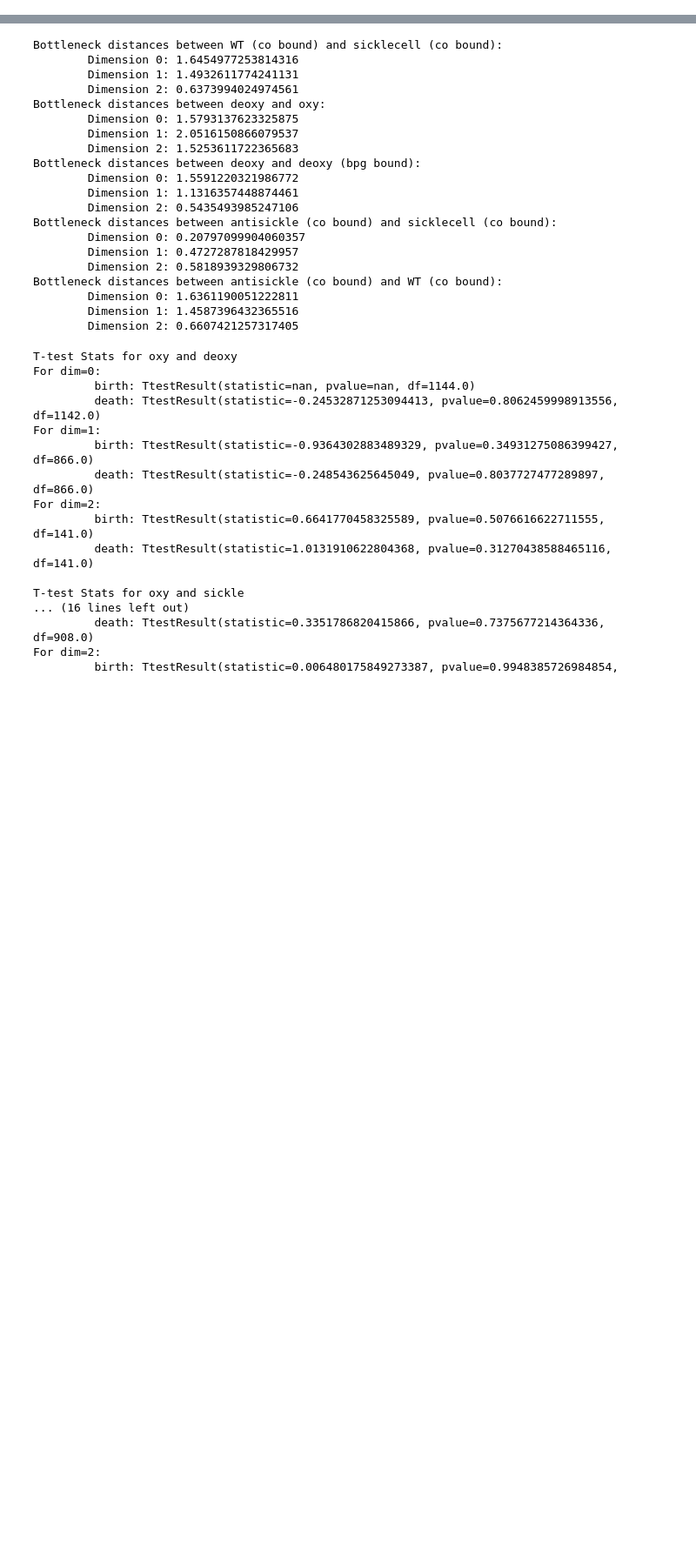
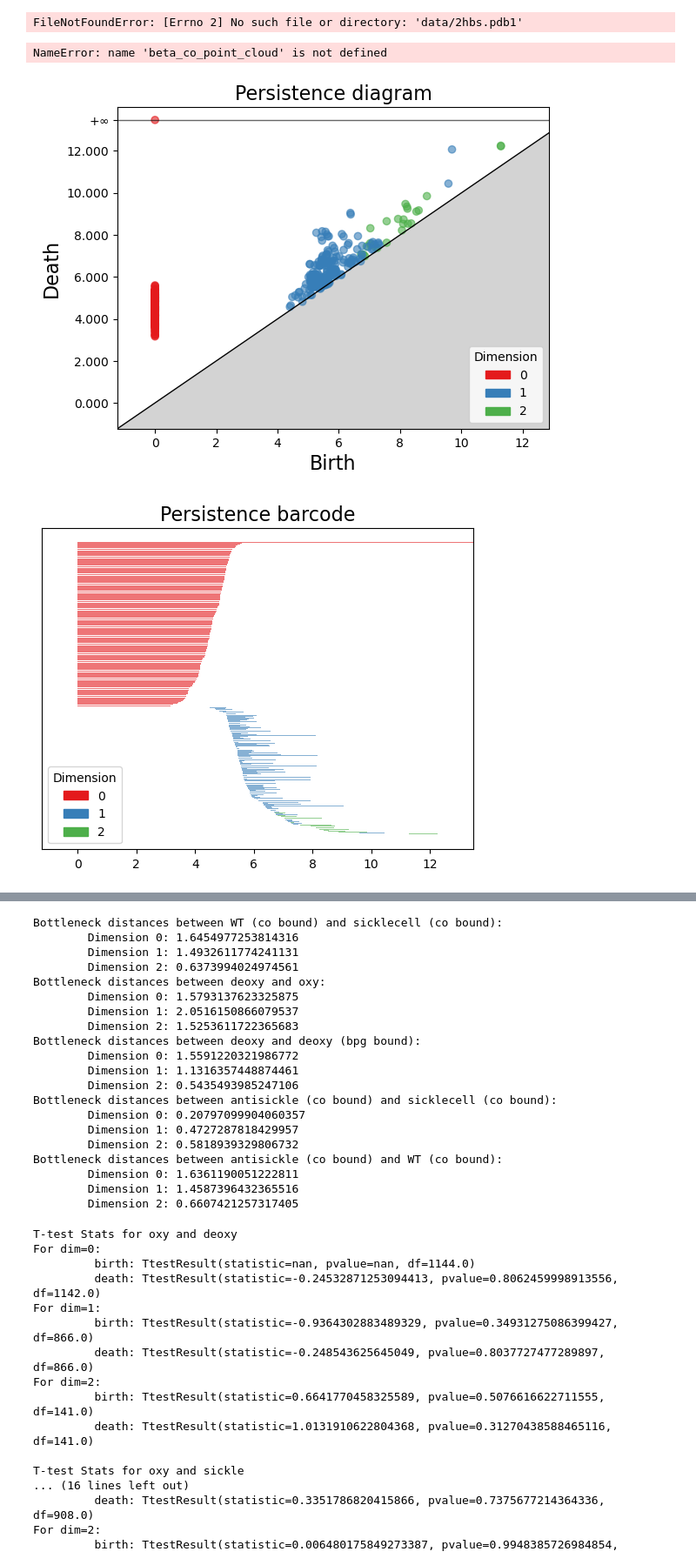
Before and after one commit to aliciabierly/cs410_finalproject, a Jupyter notebook: more_testingalicia.ipynb, the cells around one changed output, grey strips where cells are left out. Shown: that part at 87% size. Drawn from its saved outputs; the diff is of its cells as text; code cells hidden in the pictures; blank space fills up the shorter version.

```diff
--- a/more_testingalicia.ipynb
+++ b/more_testingalicia.ipynb
@@ -102,7 +102,7 @@ oxy_residue_point_cloud = create_residue_point_cloud(oxy1_df)
 
 # sicklecell; carbon monoxide bound at all four spots
 parser1 = PDBParser(QUIET=True)
-sicklecell = parser1.get_structure("sicklecell", "data/5e83.pdb")
+sicklecell = parser1.get_structure("sicklecell", "data/2hbs.pdb1")
 sicklecell_df = create_df(sicklecell)
 sicklecell_point_cloud = sicklecell_df[['X', 'Y', 'Z']].to_numpy() # create point cloud (extract 3 dim coordinates)
 sicklecell_residue_point_cloud = create_residue_point_cloud(sicklecell_df)
@@ -133,3 +133,5 @@ antisickle = parser1.get_structure("antisickle", "data/6bnr.pdb")
 antisickle_df = create_df(antisickle)
 antisickle_point_cloud = antisickle_df[['X', 'Y', 'Z']].to_numpy() # create point cloud (extract 3 dim coordinates)
 antisickle_residue_point_cloud = create_residue_point_cloud(antisickle_df)
+# %% [output]
+FileNotFoundError: [Errno 2] No such file or directory: 'data/2hbs.pdb1'
@@ -137,7 +144,15 @@ antisickle_residue_point_cloud = create_residue_point_cloud(antisickle_df)
 # create everything
 deoxy_rips_complex, deoxy_simplex_tree, deoxy_diagram = make_rips_simplextree_diagram(deoxy_residue_point_cloud)
 oxy_rips_complex, oxy_simplex_tree, oxy_diagram = make_rips_simplextree_diagram(oxy_residue_point_cloud)
-sicklecell_rips_complex, sicklecell_simplex_tree, sicklecell_diagram = make_rips_simplextree_diagram(sicklecell_residue_point_cloud)
-co_rips_complex, co_simplex_tree, co_diagram = make_rips_simplextree_diagram(co_residue_point_cloud)
-deoxybpg_rips_complex, deoxybpg_simplex_tree, deoxybpg_diagram = make_rips_simplextree_diagram(deoxybpg_residue_point_cloud)
-antisickle_rips_complex, antisickle_simplex_tree, antisickle_diagram = make_rips_simplextree_diagram(antisickle_residue_point_cloud)
+sicklecell_rips_complex, sicklecell_simplex_tree, sicklecell_diagram = make_rips_simplextree_diagram(beta_co_point_cloud)
+co_rips_complex, co_simplex_tree, co_diagram = make_rips_simplextree_diagram(beta_sicklecell_point_cloud)
+#deoxybpg_rips_complex, deoxybpg_simplex_tree, deoxybpg_diagram = make_rips_simplextree_diagram(deoxybpg_residue_point_cloud)
+#antisickle_rips_complex, antisickle_simplex_tree, antisickle_diagram = make_rips_simplextree_diagram(antisickle_residue_point_cloud)
+# %% [output]
+NameError: name 'beta_co_point_cloud' is not defined
+# %%
+plot(co_diagram)
+plot(sicklecell_diagram)
+# %% [output]
+[figure, added]
+[figure, added]
```
Also changed, not shown: parts of 5 cells of this notebook.
